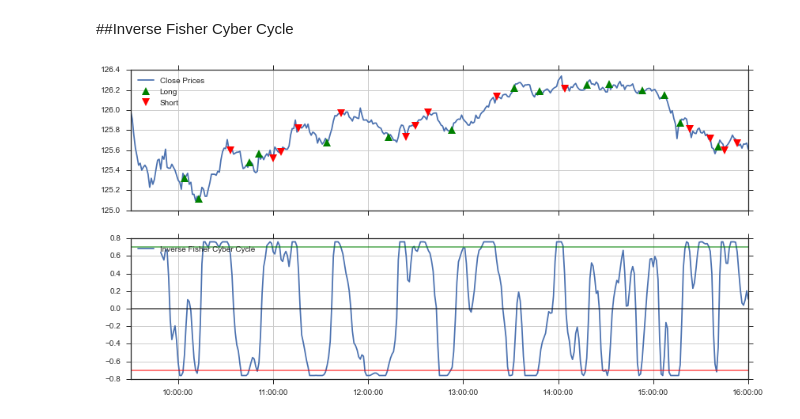
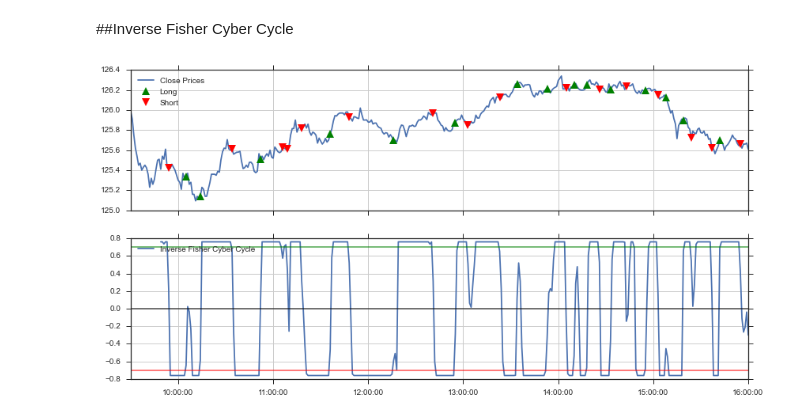
Before and after one commit to Jay-Jay-D/cybernetics_lectures, a Jupyter notebook: Fisher.ipynb, the cells around one changed output. Saved outputs shown, nothing was run; the diff lists cells and outputs as text; code cells hidden in the pictures.

```diff
--- a/Fisher.ipynb
+++ b/Fisher.ipynb
@@ -63,13 +63,17 @@ axarr[1].grid()
 # %% [markdown]
 ## Inverse Fisher Transform
 # %%
-def fisher_inverse(df, norm_window=20):
+def fisher_inverse(df, norm_window=20, normalization='statistical'):
     # Normalize the price serie.
-    df_norm = (df - pd.rolling_min(df, norm_window)) / \
-              (pd.rolling_max(df, norm_window) - pd.rolling_min(df, norm_window))
-    # Center the serie on its midpoint and then doubled so that df_value
-    # swings between −1 and +1.
-    df_value = 2 * (df_norm - 0.5)
+    if normalization == 'channelling':
+        df_norm = (df - pd.rolling_min(df, norm_window)) / \
+                  (pd.rolling_max(df, norm_window) - pd.rolling_min(df, norm_window))
+        # Center the serie on its midpoint and then doubled so that df_value
+        # swings between −1 and +1.
+        df_value = 2 * (df_norm - 0.5)
+    elif normalization == 'statistical':
+        df_value = 2 * (df - pd.rolling_mean(df, norm_window)) / \
+                   pd.rolling_std(df, norm_window)
     # Avoid division by zero and weird behavior.
     df_value[df_value < -0.999] = -0.999
     df_value[df_value > 0.999] = 0.999
@@ -102,14 +106,17 @@ b_ = 1 - alpha
 
 cycle, trigger = cyber_cycle(price)
 
-FCC = fisher(pd.Series(ccycle))
-IFCC = fisher_inverse(pd.Series(ccycle))
+FCC = fisher(pd.Series(cycle))
+IFCC_1 = fisher_inverse(pd.Series(cycle), normalization='statistical')
+IFCC_2 = fisher_inverse(pd.Series(cycle), normalization='channelling')
+
 # Estimate an alternative Inverse Fisher without normalization.
-alt_IFCC = df_inverse_fisher = (np.exp(2*ccycle) - 1) / (np.exp(2*ccycle) + 1)
+alt_IFCC = df_inverse_fisher = (np.exp(2*cycle) - 1) / (np.exp(2*cycle) + 1)
 
-plt.plot(time, ccycle, label='Cyber Cycle')
+plt.plot(time, cycle, label='Cyber Cycle')
 plt.plot(time, FCC, label='Fisher Cyber Cycle')
-plt.plot(time, IFCC, label='Inverse Fisher Cyber Cycle')
+plt.plot(time, IFCC_1, label='Inverse Fisher Cyber Cycle - Statistical Normalization')
+plt.plot(time, IFCC_2, label='Inverse Fisher Cyber Cycle - Channelling Normalization')
 plt.plot(time, alt_IFCC, label='Alternative Inverse Fisher Cyber Cycle')
 plt.legend(loc='upper left')
 plt.grid()
@@ -118,10 +125,11 @@ plt.grid()
 # %% [markdown]
 Seems that the Alternative Inverse Fisher Cyber Cycle wasn't plotted, however:
 # %%
-df = pd.DataFrame(np.transpose(np.vstack((price, ccycle, trigger, FCC, IFCC, alt_IFCC))),
+df = pd.DataFrame(np.transpose(np.vstack((price, cycle, trigger, FCC, IFCC_1, IFCC_2, alt_IFCC))),
                   index=data.index,
                   columns=['Price', 'CyberCycle', 'Trigger', 'FisherCyberCycle',
-                           'InvFisherCyberCycle', 'AltInvFisherCyberCycle'])
+                           'InvFisherCyberCycleStatNorm', 'InvFisherCyberCycleChaNorm',
+                           'AltInvFisherCyberCycle'])
 df.plot(kind='scatter', x='CyberCycle', y='AltInvFisherCyberCycle', grid=True)
 # %% [output]
 <matplotlib.axes._subplots.AxesSubplot at 0x...>
@@ -213,26 +221,26 @@ ax[1].grid()
 # %%
 # Plotting
 f, ax = plt.subplots(2, sharex=True)
 
 threshold = 0.7
-signals = trigger_idx(df.InvFisherCyberCycle, threshold, 0.01)
+signals = trigger_idx(df.InvFisherCyberCycleStatNorm, threshold, 0.01)
 
 long_signal = signals[2]
 short_signal = signals[1]
 
 ax[0].plot(time, data.CLOSE, label='Close Prices')
 ax[0].plot(time[long_signal], df.Price[long_signal], linestyle='None', marker='^',
            color='g', markersize=10, label='Long')
 ax[0].plot(time[short_signal], df.Price[short_signal], linestyle='None', marker='v',
            color='r', markersize=10, label='Short')
 ax[0].legend(loc='upper left')
 ax[0].grid()
 
-ax[1].plot(time, df.InvFisherCyberCycle, label='Inverse Fisher Cyber Cycle')
+ax[1].plot(time, df.InvFisherCyberCycleStatNorm, label='Inverse Fisher Cyber Cycle')
 ax[1].axhline(y=threshold, color='green', alpha=0.6)
 ax[1].axhline(y=-threshold, color='red', alpha=0.6)
 ax[1].axhline(y=0, color='black', alpha=0.6)
 ax[1].legend(loc='upper left')
 ax[1].grid()
 # %% [output]
-[figure, old version]
+[figure, new version]
```
Also changed, not shown: parts of 3 cells of this notebook, 10 other files.
